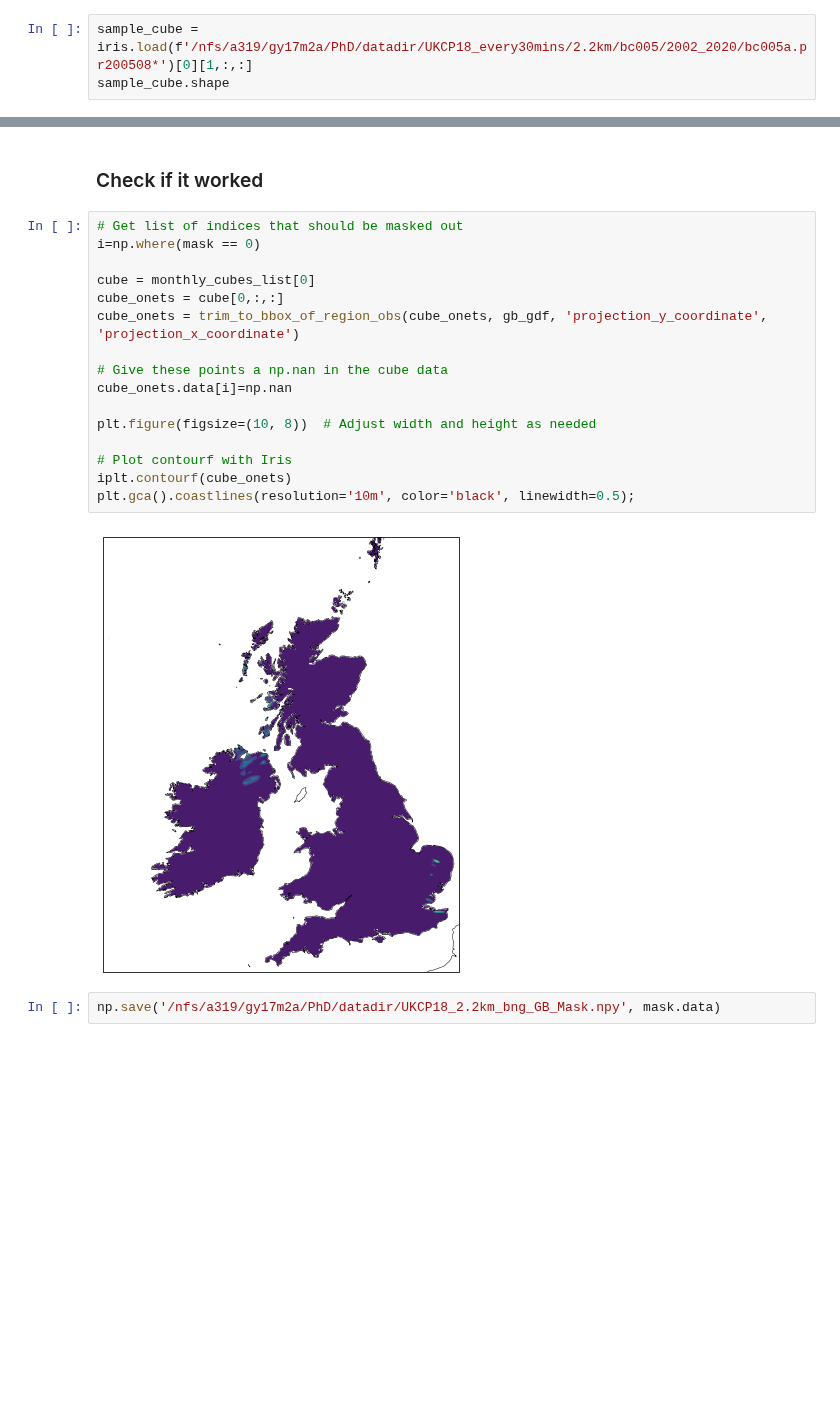
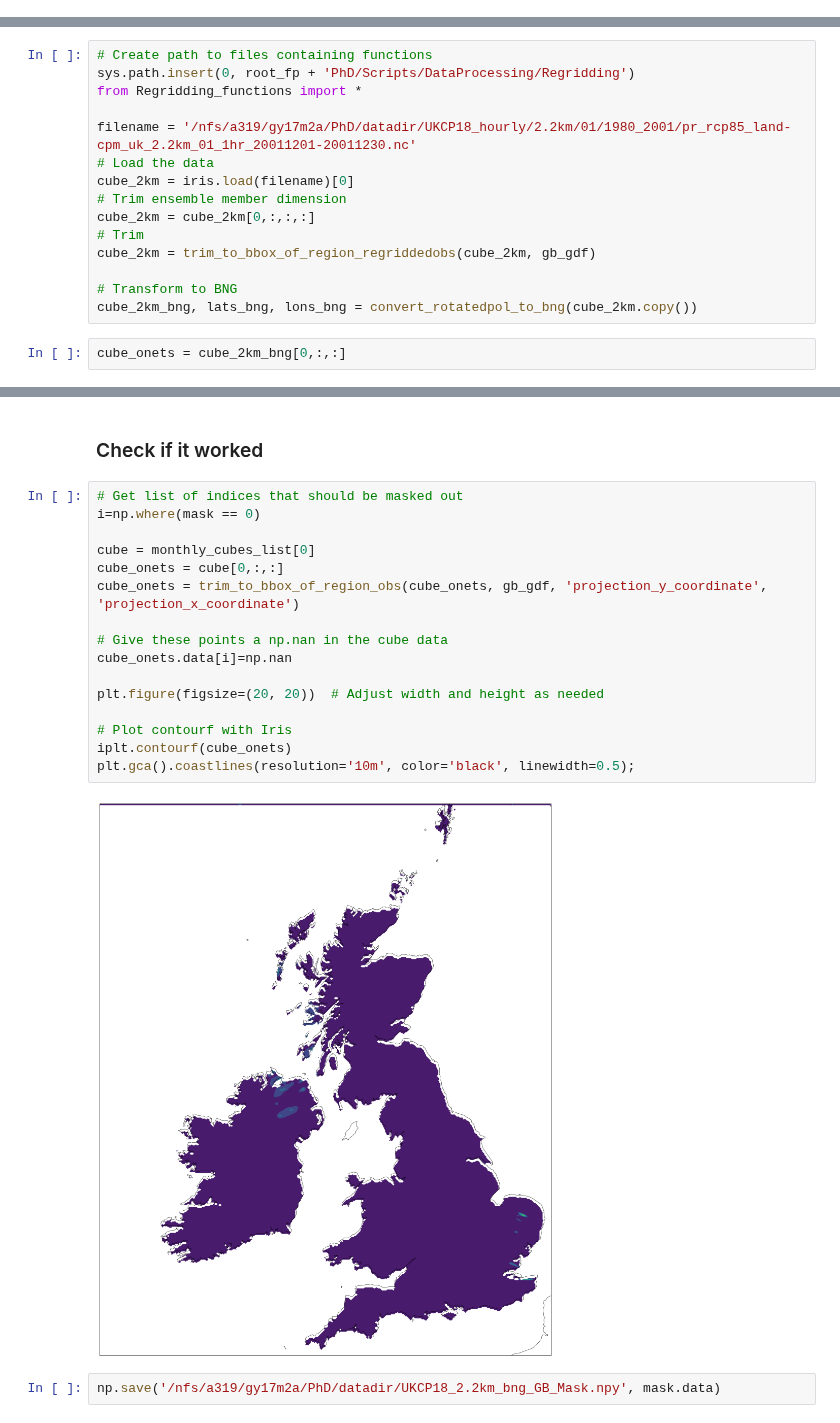
Before and after one commit to masher92/UKCP18, a Jupyter notebook: DataProcessing/CombineDataAcrossRegion/Create_GB_Mask.ipynb, the cells around one changed output, grey strips where cells are left out. Saved outputs shown, nothing was run; the diff lists cells and outputs as text; blank space fills up the shorter version.

Commit message:
new data download files

```diff
--- a/DataProcessing/CombineDataAcrossRegion/Create_GB_Mask.ipynb
+++ b/DataProcessing/CombineDataAcrossRegion/Create_GB_Mask.ipynb
@@ -142,6 +144,3 @@ np.save('/nfs/a319/gy17m2a/PhD/datadir/UKCP18_5km_GB_Mask.npy', mask.data)
 # %% [markdown]
 ## Create 2.2km BNG mask
 ### Load example data
-# %%
-sample_cube = iris.load(f'/nfs/a319/gy17m2a/PhD/datadir/UKCP18_every30mins/2.2km/bc005/2002_2020/bc005a.pr200508*')[0][1,:,:]
-sample_cube.shape
@@ -152,6 +149,23 @@ filename = '/nfs/a319/gy17m2a/PhD/datadir/UKCP18_hourly/2.2km_bng/01/1980_2001/b
 monthly_cubes_list = iris.load(filename)
 cube = monthly_cubes_list[0]
 cube_onets = cube[0,:,:]
+# %%
+# Create path to files containing functions
+sys.path.insert(0, root_fp + 'PhD/Scripts/DataProcessing/Regridding')
+from Regridding_functions import *
+
+filename = '/nfs/a319/gy17m2a/PhD/datadir/UKCP18_hourly/2.2km/01/1980_2001/pr_rcp85_land-cpm_uk_2.2km_01_1hr_20011201-20011230.nc'
+# Load the data
+cube_2km = iris.load(filename)[0]
+# Trim ensemble member dimension
+cube_2km = cube_2km[0,:,:,:]
+# Trim
+cube_2km = trim_to_bbox_of_region_regriddedobs(cube_2km, gb_gdf)
+
+# Transform to BNG
+cube_2km_bng, lats_bng, lons_bng = convert_rotatedpol_to_bng(cube_2km.copy())
+# %%
+cube_onets = cube_2km_bng[0,:,:]
 # %%
 iplt.contourf(cube_onets)
 plt.gca().coastlines(resolution='10m', color='black', linewidth=0.5);
@@ -226,21 +240,21 @@ for index,row in uk_gdf_exploded.iterrows():
 # %%
 # Get list of indices that should be masked out
 i=np.where(mask == 0)
 
 cube = monthly_cubes_list[0]
 cube_onets = cube[0,:,:]
 cube_onets = trim_to_bbox_of_region_obs(cube_onets, gb_gdf, 'projection_y_coordinate', 'projection_x_coordinate')
 
 # Give these points a np.nan in the cube data
 cube_onets.data[i]=np.nan
 
-plt.figure(figsize=(10, 8))  # Adjust width and height as needed
+plt.figure(figsize=(20, 20))  # Adjust width and height as needed
 
 # Plot contourf with Iris
 iplt.contourf(cube_onets)
 plt.gca().coastlines(resolution='10m', color='black', linewidth=0.5);
 # %% [output]
-[figure, old version]
+[figure, new version]
 # %%
 np.save('/nfs/a319/gy17m2a/PhD/datadir/UKCP18_2.2km_bng_GB_Mask.npy', mask.data)
 # %% [markdown]
```
Also changed, not shown: parts of 12 cells of this notebook, 44 other files.
